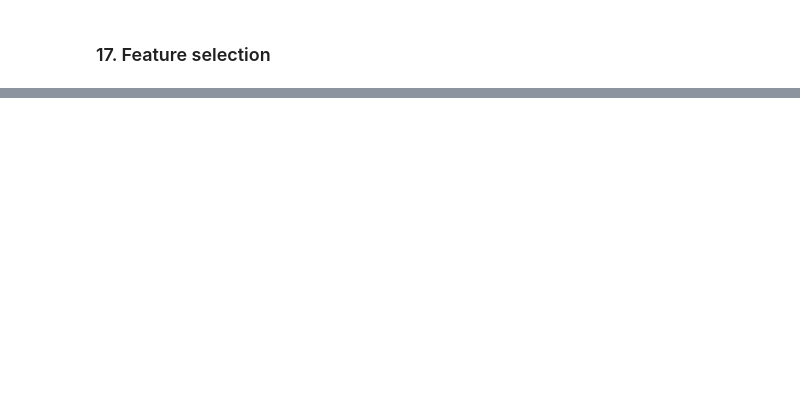
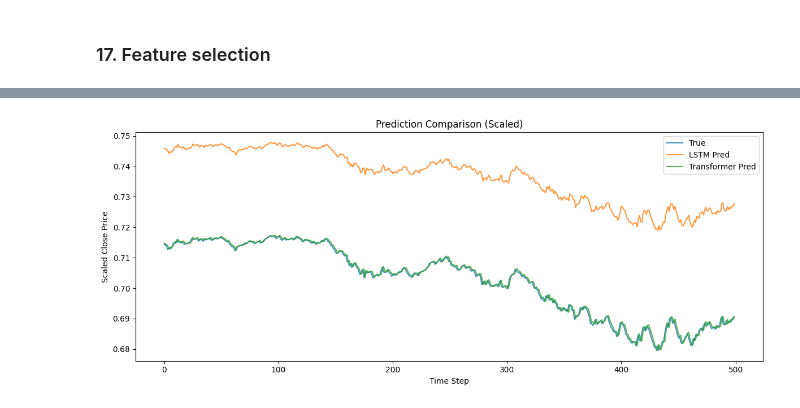
Before and after one commit to Hamed-Ahmadinia/crypto-project, a Jupyter notebook: crypto_api_lstm_puhti_Ahmadinia.ipynb, the cells around one changed output, grey strips where cells are left out. Cells and saved outputs as stored; diff of their text form; code cells hidden in the pictures; blank space fills up the shorter version.

```diff
--- a/crypto_api_lstm_puhti_Ahmadinia.ipynb
+++ b/crypto_api_lstm_puhti_Ahmadinia.ipynb
@@ -1005,9 +1198,15 @@ plt.show()
 # %%
-plot_df = per_coin_df.set_index("Coin")[["LSTM_RMSE", "Transformer_RMSE"]]
-plot_df.plot(kind="bar", figsize=(10, 5))
-plt.title("Per-Coin RMSE Comparison (Scaled)")
-plt.ylabel("RMSE")
-plt.xlabel("Coin")
-plt.xticks(rotation=0)
+sample_n = min(500, len(y_true))
+
+plt.figure(figsize=(12, 5))
+plt.plot(y_true[:sample_n], label="True", alpha=0.8)
+plt.plot(lstm_preds[:sample_n], label="LSTM Pred", alpha=0.8)
+plt.plot(transformer_preds[:sample_n], label="Transformer Pred", alpha=0.8)
+plt.title("Prediction Comparison (Scaled)")
+plt.xlabel("Time Step")
+plt.ylabel("Scaled Close Price")
+plt.legend()
 plt.tight_layout()
 plt.show()
+# %% [output]
+[figure, added]
```
Also changed, not shown: parts of 43 cells of this notebook.
